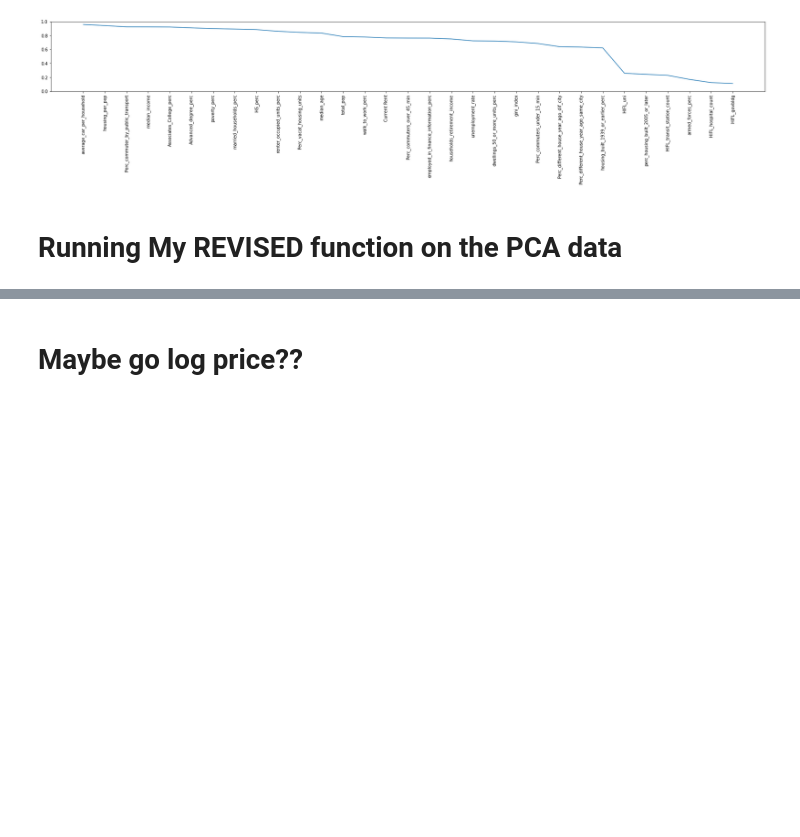
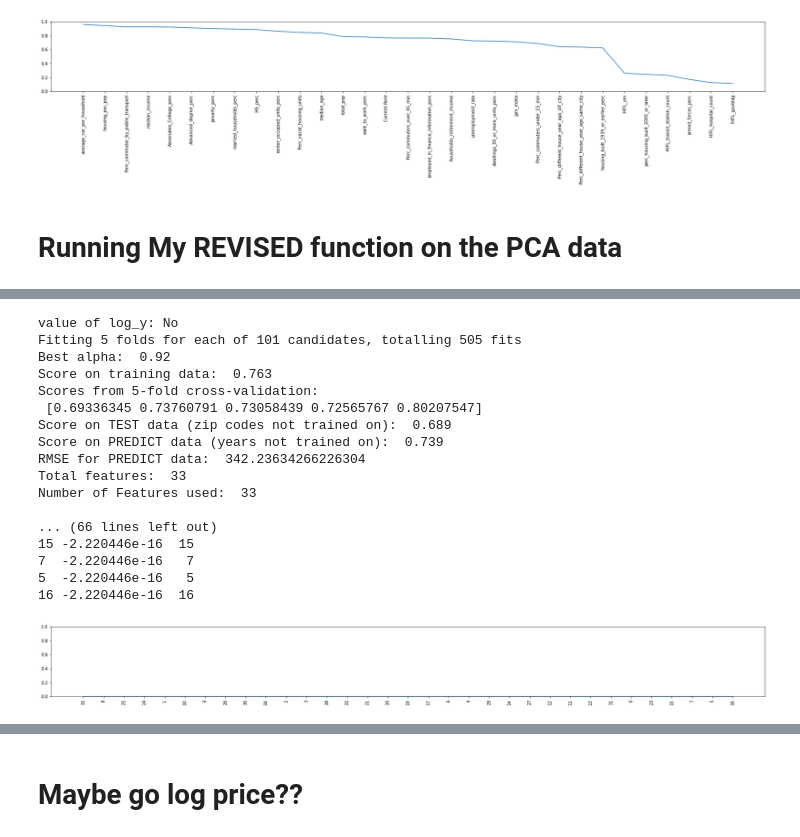
Before and after one commit to RyanBur/NYCDSA_Capstone, a Jupyter notebook: lasso_template_July19.ipynb, the cells around one changed output, grey strips where cells are left out. Saved outputs shown, nothing was run; the diff lists cells and outputs as text; code cells hidden in the pictures; blank space fills up the shorter version.

```diff
--- a/lasso_template_July19.ipynb
+++ b/lasso_template_July19.ipynb
@@ -223,5 +251,26 @@ KeyError: "['RegionName' 'City' 'State' 'Current Rent'] not found in axis"
 # %%
-run_lasso_model_scaled(train_path, test_path, predict_path, 0, 1, 101, log_y=False, current_rent=True)
+train_path = 'TRAINDATAnewcols7.19_3yearPCApartial_nocurrentrent.csv'
+test_path = 'TESTDATAnewcols7.19_3yearPCApartial_nocurrentrent.csv'
+predict_path = 'PREDICTDATAnewcols7.19_3yearPCApartial_nocurrentrent.csv'
 # %%
-run_lasso_model_scaled(train_path, test_path, predict_path, 0, .001, 101, log_y=True, current_rent=False)
+run_lasso_model_scaled(train_path, test_path, predict_path, 0, 4, 101, PCA_data=True)
+# %% [output]
+value of log_y: No
+Fitting 5 folds for each of 101 candidates, totalling 505 fits
+Best alpha:  0.92
+Score on training data:  0.763
+Scores from 5-fold cross-validation:
+ [0.69336345 0.73760791 0.73058439 0.72565767 0.80207547]
+Score on TEST data (zip codes not trained on):  0.689
+Score on PREDICT data (years not trained on):  0.739
+RMSE for PREDICT data:  342.23634266226304
+Total features:  33
+Number of Features used:  33
+
+... (66 lines left out)
+15 -2.220446e-16  15
+7  -2.220446e-16   7
+5  -2.220446e-16   5
+16 -2.220446e-16  16
+[figure, added]
 # %%
```
Also changed, not shown: parts of 10 cells of this notebook, 1 other file.
